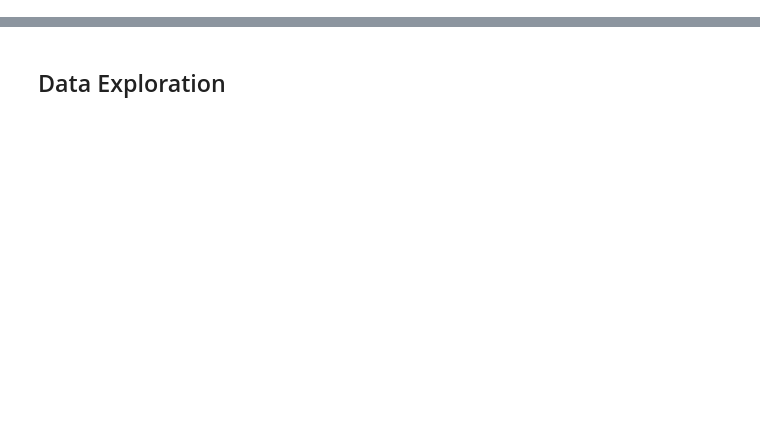
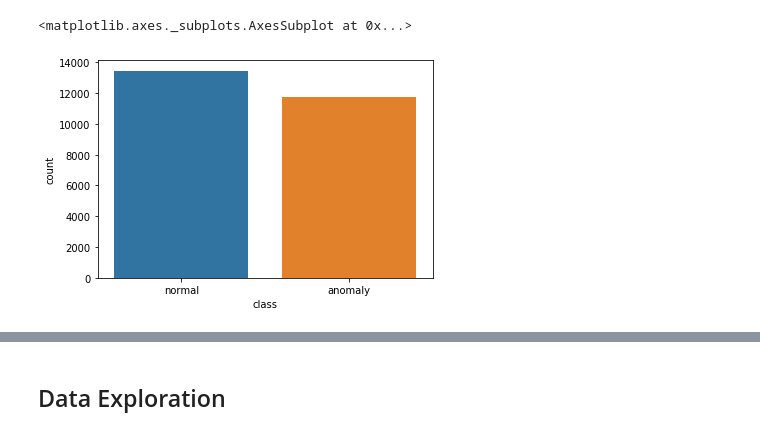
Before and after one commit to QuantumKane/network_intrusion_detection, a Jupyter notebook: exploration.ipynb, the cells around one changed output, grey strips where cells are left out. Drawn from its saved outputs; the diff is of its cells as text; code cells hidden in the pictures; blank space fills up the shorter version.

```diff
--- a/exploration.ipynb
+++ b/exploration.ipynb
@@ -241,0 +40,4 @@ train = train[train['service'].isin(counts[counts > 500].index)]
+# %%
+# Acquire the data from the two csv files
+
+df = wrangle.get_data()
@@ -241,0 +126,7 @@ train = train[train['service'].isin(counts[counts > 500].index)]
+# %%
+# Class Distribution
+
+sns.countplot(df['class'])
+# %% [output]
+<matplotlib.axes._subplots.AxesSubplot at 0x...>
+[figure, added]
```
Also changed, not shown: parts of 108 cells of this notebook.
